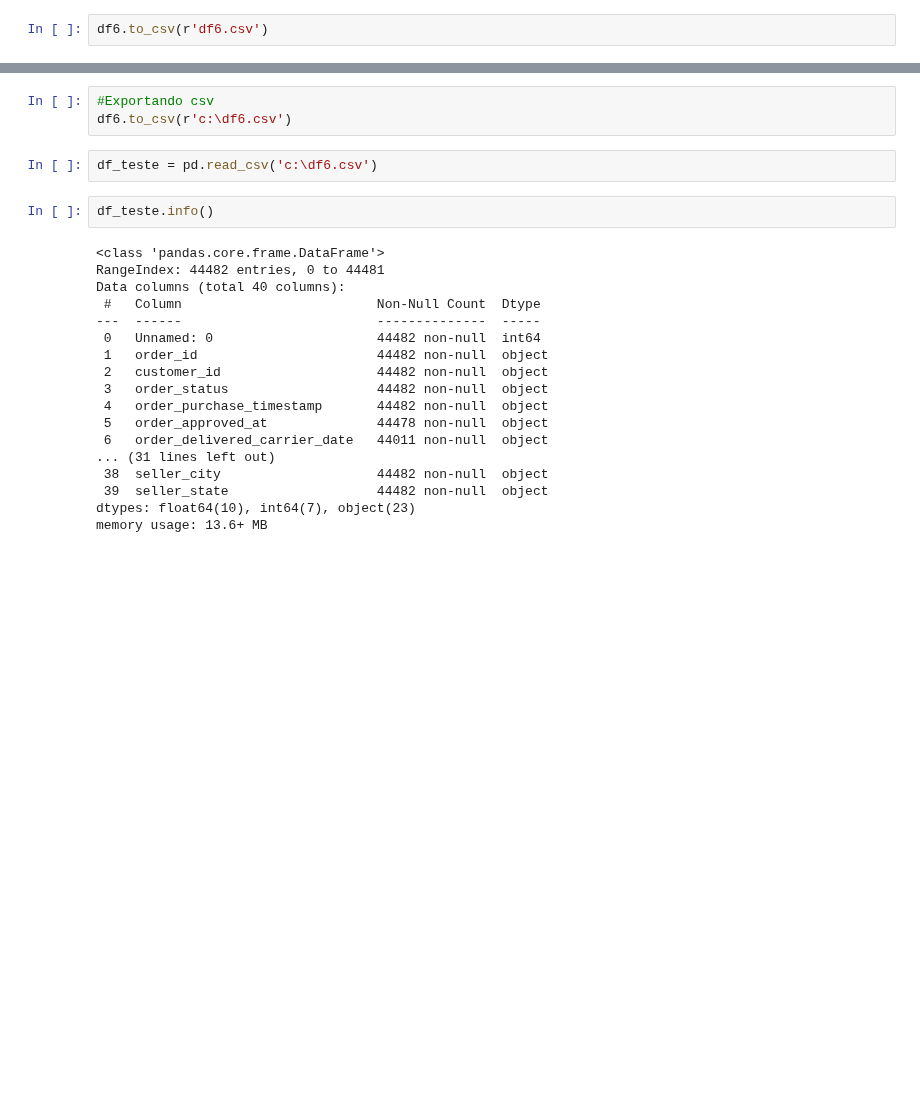
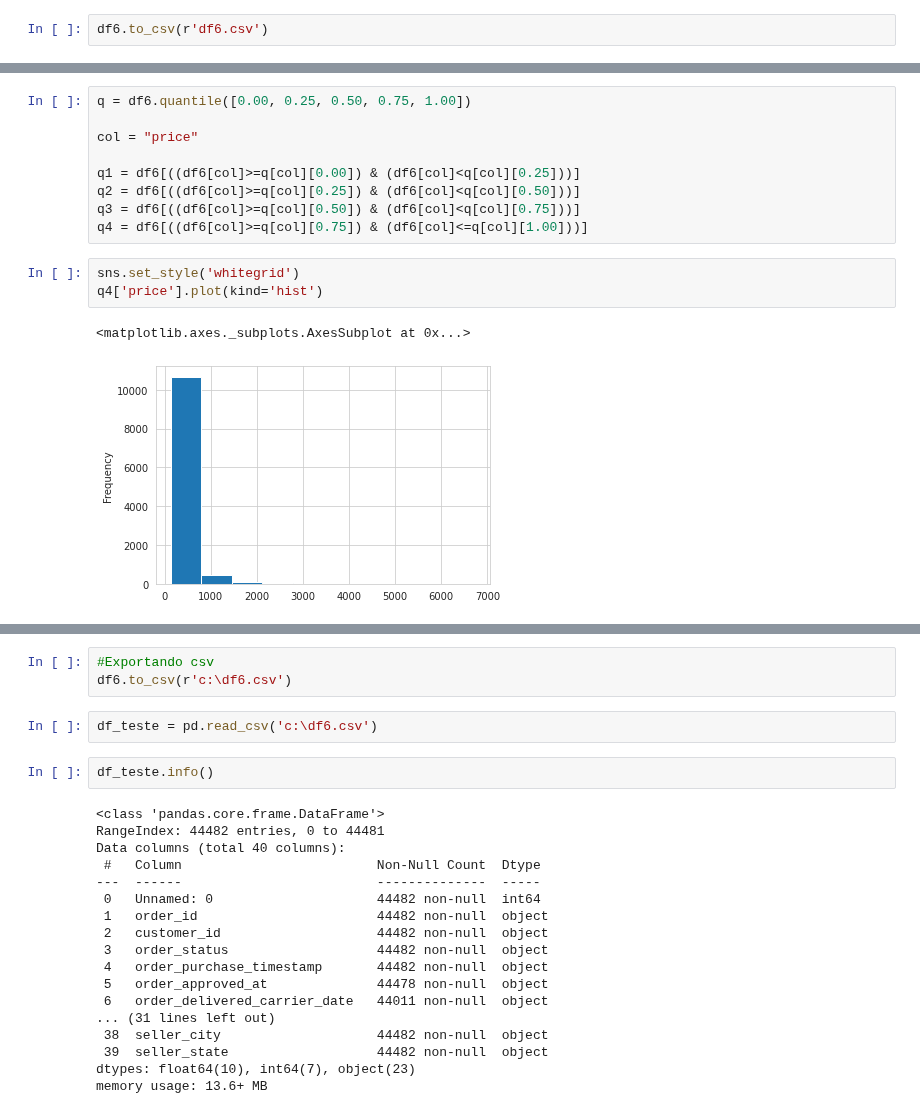
Before and after one commit to skillox1/PADSW06MDCD, a Jupyter notebook: Projeto_integrador.ipynb, the cells around one changed output, grey strips where cells are left out. Drawn from its saved outputs; the diff is of its cells as text; blank space fills up the shorter version.

```diff
--- a/Projeto_integrador.ipynb
+++ b/Projeto_integrador.ipynb
@@ -473,0 +490,15 @@ df6.to_csv(r'df6.csv')
+# %%
+q = df6.quantile([0.00, 0.25, 0.50, 0.75, 1.00])
+
+col = "price"
+
+q1 = df6[((df6[col]>=q[col][0.00]) & (df6[col]<q[col][0.25]))]
+q2 = df6[((df6[col]>=q[col][0.25]) & (df6[col]<q[col][0.50]))]
+q3 = df6[((df6[col]>=q[col][0.50]) & (df6[col]<q[col][0.75]))]
+q4 = df6[((df6[col]>=q[col][0.75]) & (df6[col]<=q[col][1.00]))]
+# %%
+sns.set_style('whitegrid')
+q4['price'].plot(kind='hist')
+# %% [output]
+<matplotlib.axes._subplots.AxesSubplot at 0x...>
+[figure, added]
```
Also changed, not shown: parts of 5 cells of this notebook.
